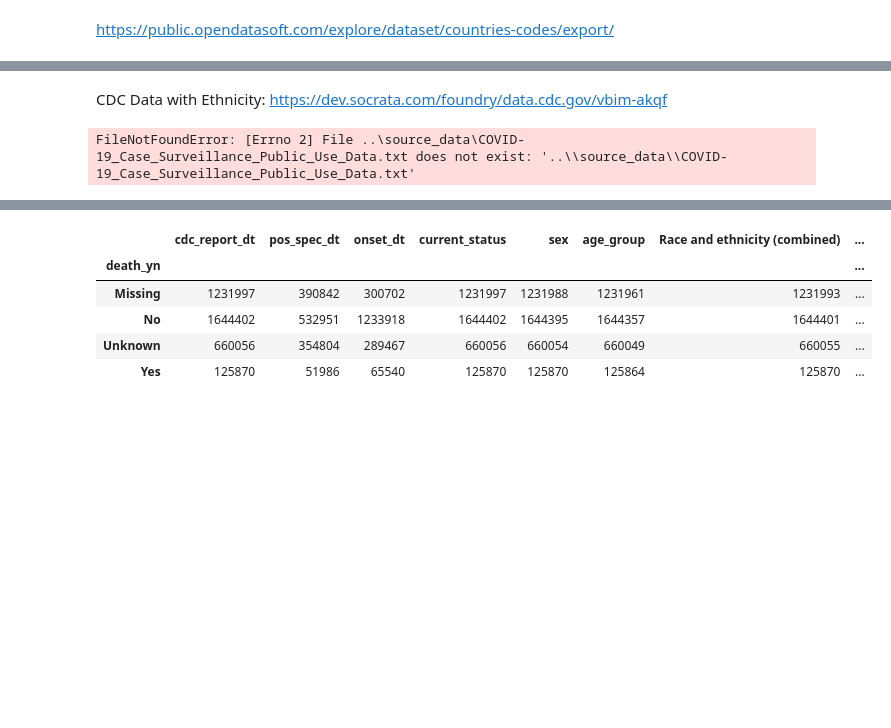
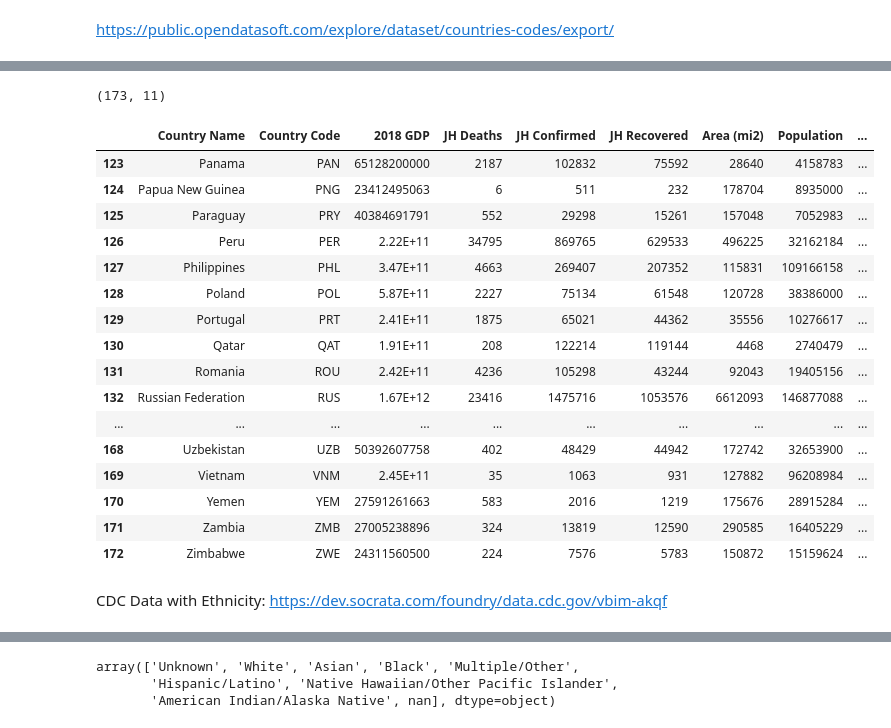
Before and after one commit to gelopez21/ProjectOne, a Jupyter notebook: Project One - Data Cleansing.ipynb, the cells around one changed output, grey strips where cells are left out. Drawn from its saved outputs; the diff is of its cells as text; code cells hidden in the pictures; blank space fills up the shorter version.

Commit message:
Started CDC ethnicity data carve-down

```diff
--- a/Project One - Data Cleansing.ipynb
+++ b/Project One - Data Cleansing.ipynb
@@ -334,0 +286,8 @@ print(country_codes)
+# %%
+# Import lat and lng data from csv
+file_path = os.path.join("..","source_data","geo_spatial_data.csv")
+geo_data = pd.read_csv(file_path,encoding = "ISO-8859-1")
+# rename ISO3 Code
+geo_data.rename(columns={"ISO3 CODE": "Country Code"}, inplace=True)
+geo_data = geo_data[["Country Code","Lat","Lng"]]
+geo_data.head()
@@ -335,11 +301,35 @@ print(country_codes)
+# %%
+clean_data_by_country = pd.merge(clean_data_by_country,geo_data,on="Country Code",how="left")
+# %%
+clean_data_by_country.shape
+# %% [output]
+(173, 11)
+# %%
+clean_data_by_country.tail(50)
+# %% [output]
+|  | Country Name | Country Code | 2018 GDP | JH Deaths | JH Confirmed | JH Recovered | Area (mi2) | Population | ... |
+| 123 | Panama | PAN | 65128200000 | 2187 | 102832 | 75592 | 28640 | 4158783 | ... |
+| 124 | Papua New Guinea | PNG | 23412495063 | 6 | 511 | 232 | 178704 | 8935000 | ... |
+| 125 | Paraguay | PRY | 40384691791 | 552 | 29298 | 15261 | 157048 | 7052983 | ... |
+| 126 | Peru | PER | 2.22E+11 | 34795 | 869765 | 629533 | 496225 | 32162184 | ... |
+| 127 | Philippines | PHL | 3.47E+11 | 4663 | 269407 | 207352 | 115831 | 109166158 | ... |
+| 128 | Poland | POL | 5.87E+11 | 2227 | 75134 | 61548 | 120728 | 38386000 | ... |
+| 129 | Portugal | PRT | 2.41E+11 | 1875 | 65021 | 44362 | 35556 | 10276617 | ... |
+| 130 | Qatar | QAT | 1.91E+11 | 208 | 122214 | 119144 | 4468 | 2740479 | ... |
+| 131 | Romania | ROU | 2.42E+11 | 4236 | 105298 | 43244 | 92043 | 19405156 | ... |
+| 132 | Russian Federation | RUS | 1.67E+12 | 23416 | 1475716 | 1053576 | 6612093 | 146877088 | ... |
+| ... | ... | ... | ... | ... | ... | ... | ... | ... | ... |
+| 168 | Uzbekistan | UZB | 50392607758 | 402 | 48429 | 44942 | 172742 | 32653900 | ... |
+| 169 | Vietnam | VNM | 2.45E+11 | 35 | 1063 | 931 | 127882 | 96208984 | ... |
+| 170 | Yemen | YEM | 27591261663 | 583 | 2016 | 1219 | 175676 | 28915284 | ... |
+| 171 | Zambia | ZMB | 27005238896 | 324 | 13819 | 12590 | 290585 | 16405229 | ... |
+| 172 | Zimbabwe | ZWE | 24311560500 | 224 | 7576 | 5783 | 150872 | 15159624 | ... |
 # %% [markdown]
 CDC Data with Ethnicity: https://dev.socrata.com/foundry/data.cdc.gov/vbim-akqf
 # %%
 # Import CDC Data from CSV
-file_path = os.path.join("..","source_data","COVID-19_Case_Surveillance_Public_Use_Data.txt")
+file_path = os.path.join("..","source_data","COVID-19_Case_Surveillance_Public_Use_Data.csv")
 cdc_raw_data = pd.read_csv(file_path)
-# %% [output]
-FileNotFoundError: [Errno 2] File ..\source_data\COVID-19_Case_Surveillance_Public_Use_Data.txt does not exist: '..\\source_data\\COVID-19_Case_Surveillance_Public_Use_Data.txt'
 # %%
 cdc_raw_data.head()
 # %% [output]
@@ -349,12 +339,10 @@ cdc_raw_data.head()
 | 2 | 2020/04/07 | 2020/03/03 | 2020/03/03 | Laboratory-confirmed case | Unknown | 0 - 9 Years | Unknown | ... |
 | 3 | 2020/08/04 | 2020/08/04 | NaN | Probable Case | Male | 0 - 9 Years | Unknown | ... |
 | 4 | 2020/07/28 | 2020/08/04 | 2020/07/28 | Laboratory-confirmed case | Male | 0 - 9 Years | Unknown | ... |
-# %%
-df.groupby(['col5','col2']).reset_index()
-# %% [output]
-|  | cdc_report_dt | pos_spec_dt | onset_dt | current_status | sex | age_group | Race and ethnicity (combined) | ... |
-| death_yn |  |  |  |  |  |  |  | ... |
-| Missing | 1231997 | 390842 | 300702 | 1231997 | 1231988 | 1231961 | 1231993 | ... |
-| No | 1644402 | 532951 | 1233918 | 1644402 | 1644395 | 1644357 | 1644401 | ... |
-| Unknown | 660056 | 354804 | 289467 | 660056 | 660054 | 660049 | 660055 | ... |
-| Yes | 125870 | 51986 | 65540 | 125870 | 125870 | 125864 | 125870 | ... |
+# %%
+cdc_raw_data["Race and ethnicity (combined)"]= cdc_raw_data["Race and ethnicity (combined)"].str.split(", ", n = 1, expand = True)
+cdc_raw_data["Race and ethnicity (combined)"].unique()
+# %% [output]
+array(['Unknown', 'White', 'Asian', 'Black', 'Multiple/Other',
+       'Hispanic/Latino', 'Native Hawaiian/Other Pacific Islander',
+       'American Indian/Alaska Native', nan], dtype=object)
```
Also changed, not shown: parts of 10 cells of this notebook.
